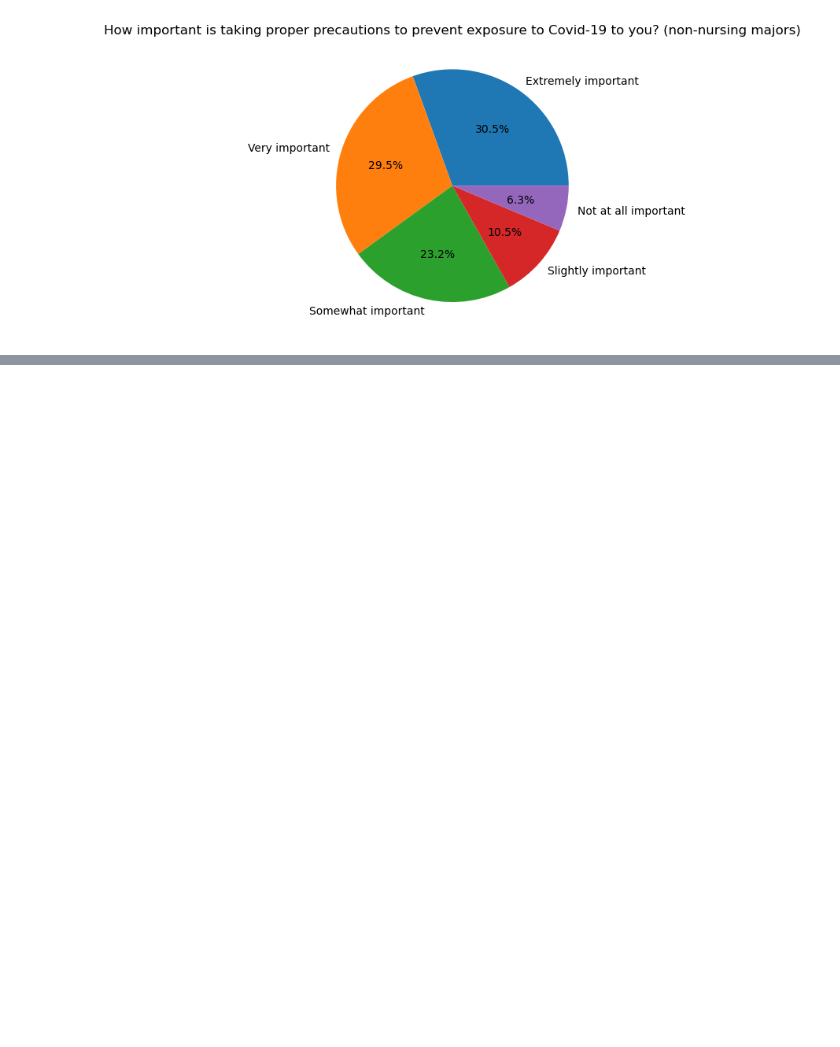
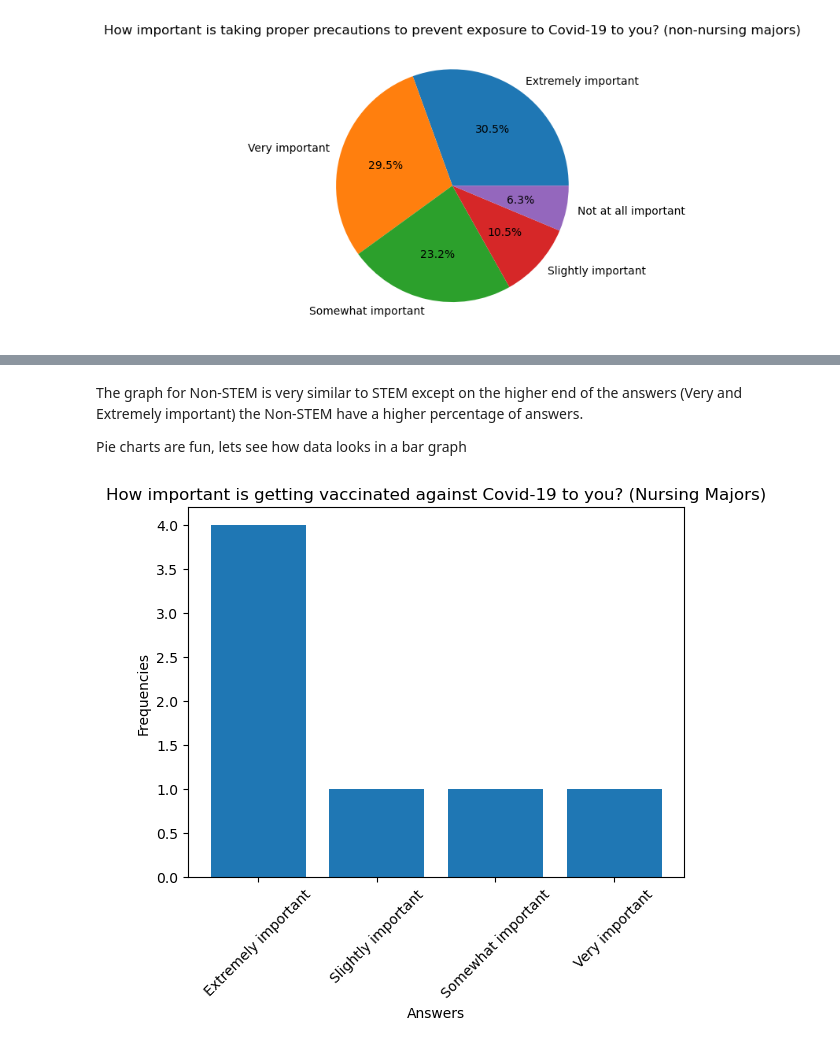
Before and after one commit to thisguyneil/CollegeMajorvsCovid-Revisited, a Jupyter notebook: CollegeMajorvsCovid.ipynb, the cells around one changed output, grey strips where cells are left out. Saved outputs shown, nothing was run; the diff lists cells and outputs as text; code cells hidden in the pictures; blank space fills up the shorter version.

```diff
--- a/CollegeMajorvsCovid.ipynb
+++ b/CollegeMajorvsCovid.ipynb
@@ -94,0 +123,17 @@ plt.show()
+# %% [markdown]
+The graph for Non-STEM is very similar to STEM except on the higher end of the answers (Very and Extremely important) the Non-STEM have a higher percentage of answers.
+
+Pie charts are fun, lets see how data looks in a bar graph
+# %%
+#Here I will do a bar chart of nursing majors in relation to the question "How important is getting vaccinated against Covid-19 to you?"
+#I'll start by making an element that groups the answers together
+grouped_df_nursing = nursing_df.groupby('question_3').size().reset_index(name='counts')
+#Then I'll make the bar chart and rotate the x-axis questions to make it more readable
+plt.bar(grouped_df_nursing['question_3'], grouped_df_nursing['counts'])
+plt.xticks(rotation=45)
+plt.xlabel('Answers')
+plt.ylabel('Frequencies')
+plt.title('How important is getting vaccinated against Covid-19 to you? (Nursing Majors)')
+plt.show()
+# %% [output]
+[figure, added]
```
Also changed, not shown: parts of 9 cells of this notebook, 1 other file.
